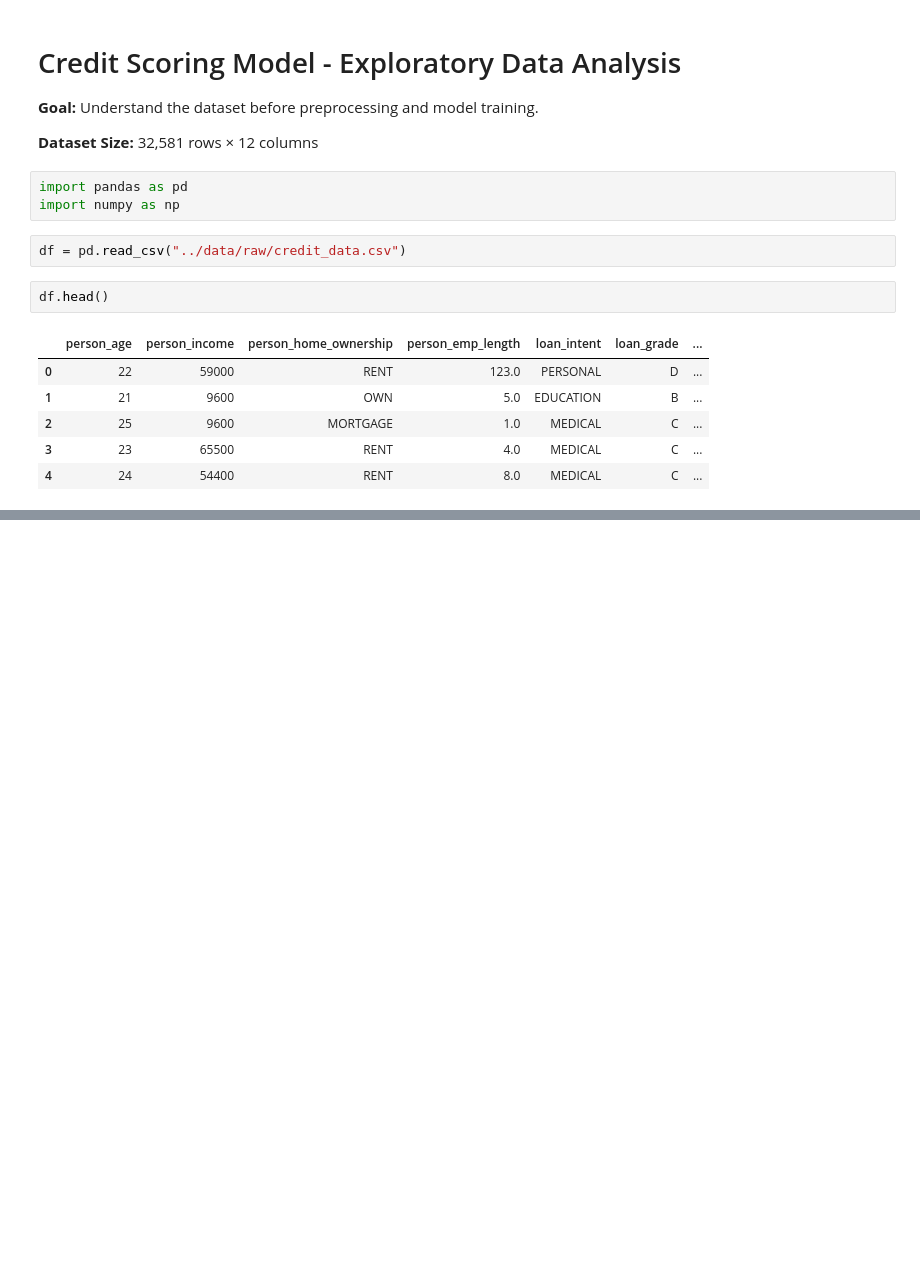
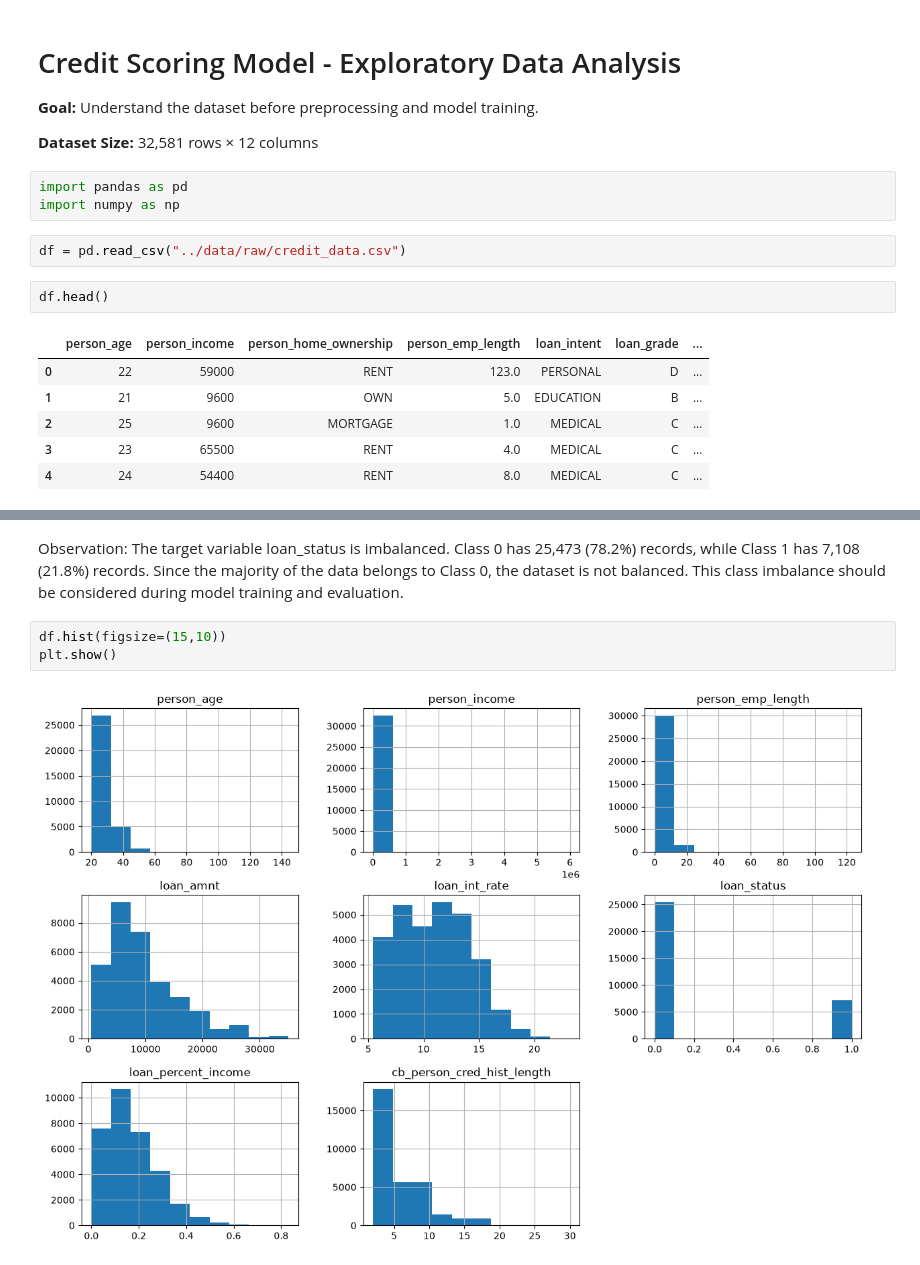
Before and after one commit to alirazasaleem-1/CodeAlpha_CreditScoringModel, a Jupyter notebook: notebooks/Credit_Scoring_Model.ipynb, the cells around one changed output, grey strips where cells are left out. Cells and saved outputs as stored; diff of their text form; blank space fills up the shorter version.

```diff
--- a/notebooks/Credit_Scoring_Model.ipynb
+++ b/notebooks/Credit_Scoring_Model.ipynb
@@ -21,0 +141,8 @@ df.head()
+# %% [markdown]
+Observation:
+The target variable loan_status is imbalanced. Class 0 has 25,473 (78.2%) records, while Class 1 has 7,108 (21.8%) records. Since the majority of the data belongs to Class 0, the dataset is not balanced. This class imbalance should be considered during model training and evaluation.
+# %%
+df.hist(figsize=(15,10))
+plt.show()
+# %% [output]
+[figure, added]
```
Also changed, not shown: parts of 18 cells of this notebook.
